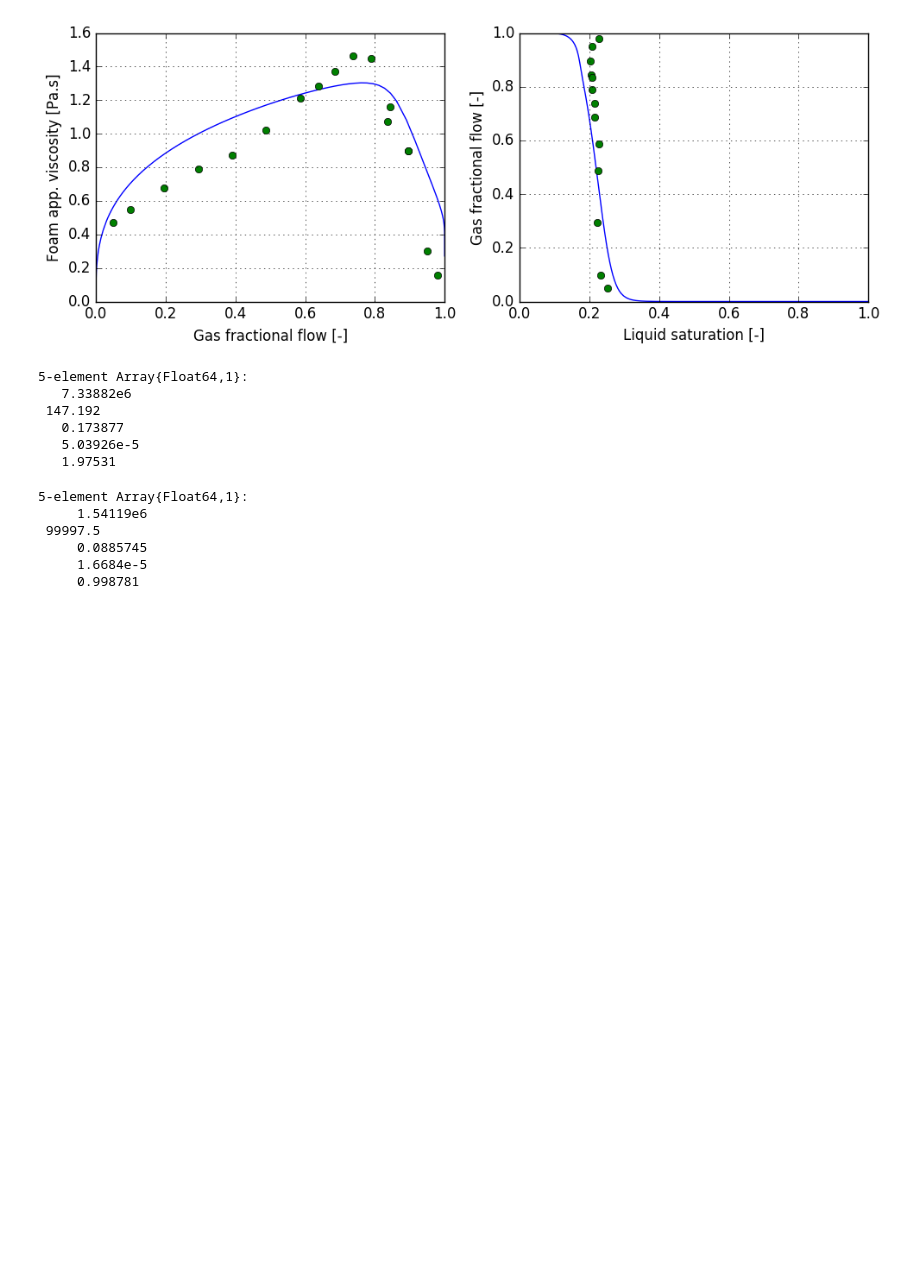
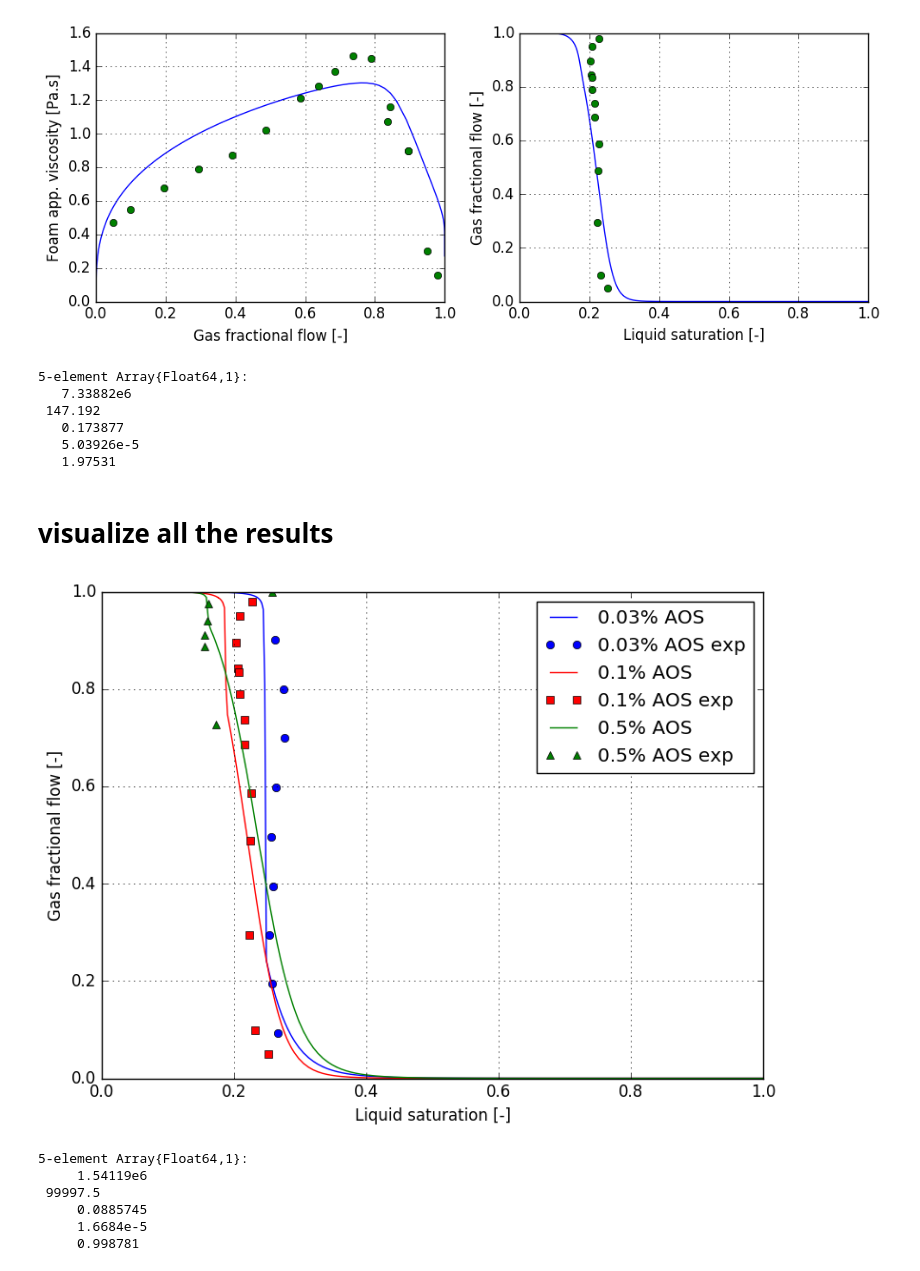
Before and after one commit to simulkade/foamparameters, a Jupyter notebook: Calculations/paper_foam_parameters_mid_AOS_CT_fmdry_new_relperm.ipynb, the cells around one changed output. Drawn from its saved outputs; the diff is of its cells as text; code cells hidden in the pictures; blank space fills up the shorter version.

Commit message:
plotted fg-sw curve for all surfactants

```diff
--- a/Calculations/paper_foam_parameters_mid_AOS_CT_fmdry_new_relperm.ipynb
+++ b/Calculations/paper_foam_parameters_mid_AOS_CT_fmdry_new_relperm.ipynb
@@ -607,6 +582,76 @@ x2
    0.173877
    5.03926e-5
    1.97531
+# %% [markdown]
+# visualize all the results
+# %%
+x=readcsv("foam_fit_single_relperm.csv") # all the fitted parameters
+filenames=["AOS0.03_N2_Benth_CT_mu_foam.csv", "AOS0.1_N2_Benth_CT_mu_foam.csv", "AOS0.5_N2_Benth_CT_mu_foam.csv"]
+markers=["o", "s", "^"]
+colors=["b", "r", "g"]
+for j=1:3
+    data1=readtable(filenames[j])
+    muw = float(data1[:mu_liq])
+    mug = float(data1[:mu_gas])
+    # Foam quality
+    ug = float(data1[:ug]) # [m/s]
+    uw = float(data1[:uw]) # [m/s]
+    u = ug+uw # [m/s]
+    fg_exp = ug./u # [-]
+    # Foam apparent viscosity [Pa.s]
+    muf_exp = float(data1[:muf_tot]) # [Pa.s]
+    sw_ct= float(data1[:sw_ave])
+    n_data = length(ug)
+    # filter the low quality data for the low quality regime
+    ind_mu_max= indmax(muf_exp)
+    fg_trans= fg_exp[ind_mu_max]
+    ind_fg_low= find(fg_exp.<=fg_trans)
+    fg_low= fg_exp[ind_fg_low]
+    sw_low= sw_ct[ind_fg_low]
+    muf_low= muf_exp[ind_fg_low]
+    muw_low= muw[ind_fg_low]
+    # filter the high quality data for the high quality regime
+    ind_mu_max= indmax(muf_exp)
+    fg_trans= fg_exp[ind_mu_max]
+    ind_fg_high= find(fg_exp.>=fg_trans)
+    fg_high= fg_exp[ind_fg_high]
+    sw_high= sw_ct[ind_fg_high]
+    muf_high= muf_exp[ind_fg_high]
+    x2=x[j+1,:]
+    sw_plot = [linspace(eps(), minimum(sw_exp), 50); linspace(minimum(sw_exp)+eps()-0.00001, maximum(sw_exp), 50);
+        linspace(maximum(sw_exp)+eps(), 1.0, 100)]
+    n_plot = length(sw_plot)
+    muf_opt = zeros(n_plot)
+    u_min = minimum(u)
+    u_max = maximum(u)
+    u_ave = mean(u)
+    for i=1:n_plot
+        #println(sw_plot[i])
+        fmu(x)= mu_foam2(sw_plot[i], x2[1:3], x2[4:5], x, u_ave)-x
+        fmu2(x)= x-mu_foam2(sw_plot[i], x2[1:3], x2[4:5], x, u_ave)
+        mu_guess=mu_foam(sw_plot[i], x2[1:3])
+        mu_upper=so.fminbound(fmu, 0.0, 4.0)
+        if sw_plot[i]<0.198
+            mu_lower=0.0
+        else
+            mu_lower=so.fminbound(fmu2, 1e-4, 3.0)
+        end
+        muf_opt[i]=fzero(fmu, [mu_lower,mu_upper])
+        #muf_opt[i]=fzero(fmu2, mu_guess)
+    end
+    plot(sw_plot, fg2(sw_plot, x2[1:3], x2[4:5], muf_opt, u_ave), colors[j],
+      sw_ct, fg_exp, markers[j]*colors[j])
+
+
+end
+xlabel("Liquid saturation [-]")
+ylabel("Gas fractional flow [-]");
+legend(["0.03% AOS", "0.03% AOS exp", "0.1% AOS", "0.1% AOS exp", "0.5% AOS", "0.5% AOS exp"])
+grid()
+tight_layout()
+savefig("frac_flow_sw_all.png")
+# %% [output]
+[figure, added]
 # %%
 x2
 # %% [output]
```
Also changed, not shown: parts of 6 cells of this notebook, 7 other files.
